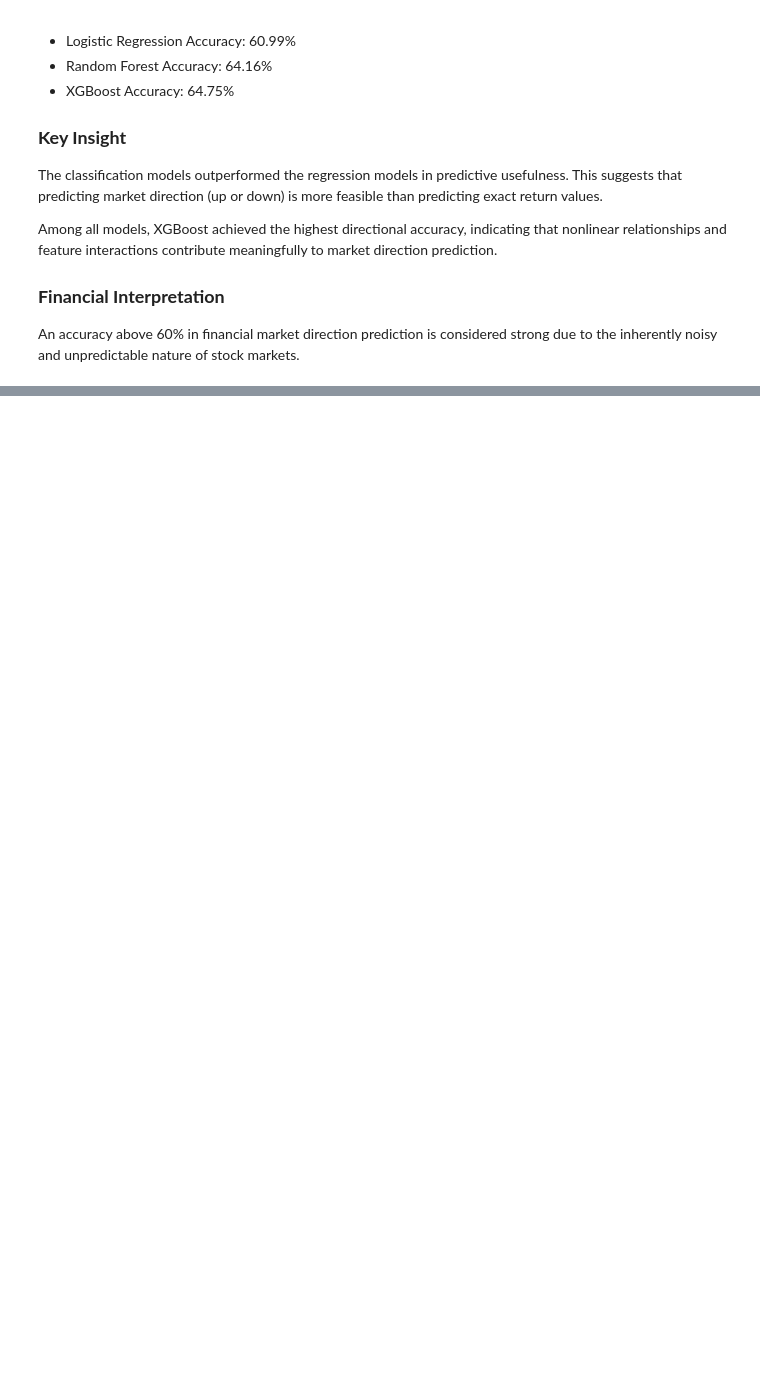
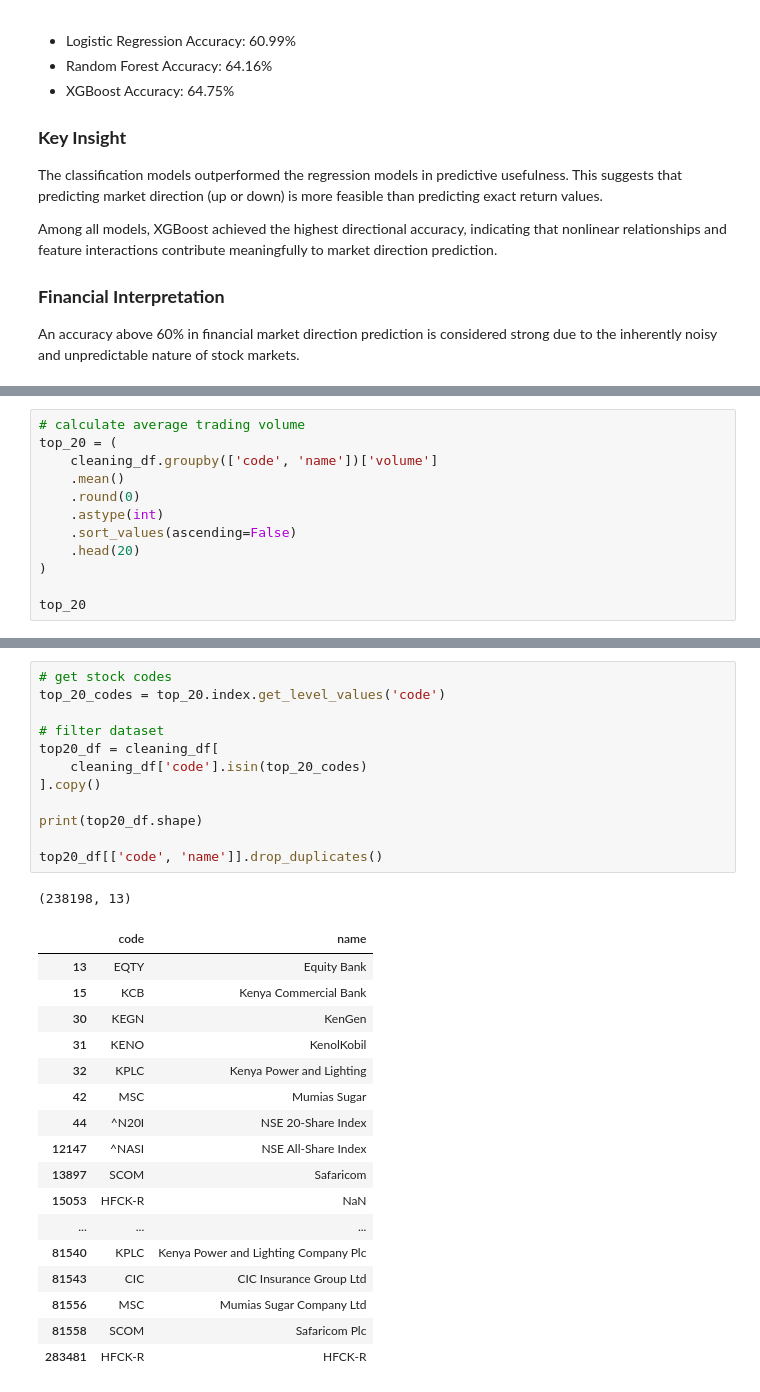
Before and after one commit to Assesa44/Stock-Market-Prediction, a Jupyter notebook: notebooks/notebook.ipynb, the cells around one changed output, grey strips where cells are left out. Drawn from its saved outputs; the diff is of its cells as text; blank space fills up the shorter version.

Commit message:
feat: Top 20 NSE Stocks

```diff
--- a/notebooks/notebook.ipynb
+++ b/notebooks/notebook.ipynb
@@ -2420,0 +2432,12 @@ An accuracy above 60% in financial market direction prediction is considered str
+# %%
+# calculate average trading volume
+top_20 = (
+    cleaning_df.groupby(['code', 'name'])['volume']
+    .mean()
+    .round(0)
+    .astype(int)
+    .sort_values(ascending=False)
+    .head(20)
+)
+
+top_20
@@ -2420,0 +2462,31 @@ An accuracy above 60% in financial market direction prediction is considered str
+# %%
+# get stock codes
+top_20_codes = top_20.index.get_level_values('code')
+
+# filter dataset
+top20_df = cleaning_df[
+    cleaning_df['code'].isin(top_20_codes)
+].copy()
+
+print(top20_df.shape)
+
+top20_df[['code', 'name']].drop_duplicates()
+# %% [output]
+(238198, 13)
+|  | code | name |
+| 13 | EQTY | Equity Bank |
+| 15 | KCB | Kenya Commercial Bank |
+| 30 | KEGN | KenGen |
+| 31 | KENO | KenolKobil |
+| 32 | KPLC | Kenya Power and Lighting |
+| 42 | MSC | Mumias Sugar |
+| 44 | ^N20I | NSE 20-Share Index |
+| 12147 | ^NASI | NSE All-Share Index |
+| 13897 | SCOM | Safaricom |
+| 15053 | HFCK-R | NaN |
+| ... | ... | ... |
+| 81540 | KPLC | Kenya Power and Lighting Company Plc |
+| 81543 | CIC | CIC Insurance Group Ltd |
+| 81556 | MSC | Mumias Sugar Company Ltd |
+| 81558 | SCOM | Safaricom Plc |
+| 283481 | HFCK-R | HFCK-R |
```
Also changed, not shown: parts of 2 cells of this notebook.
